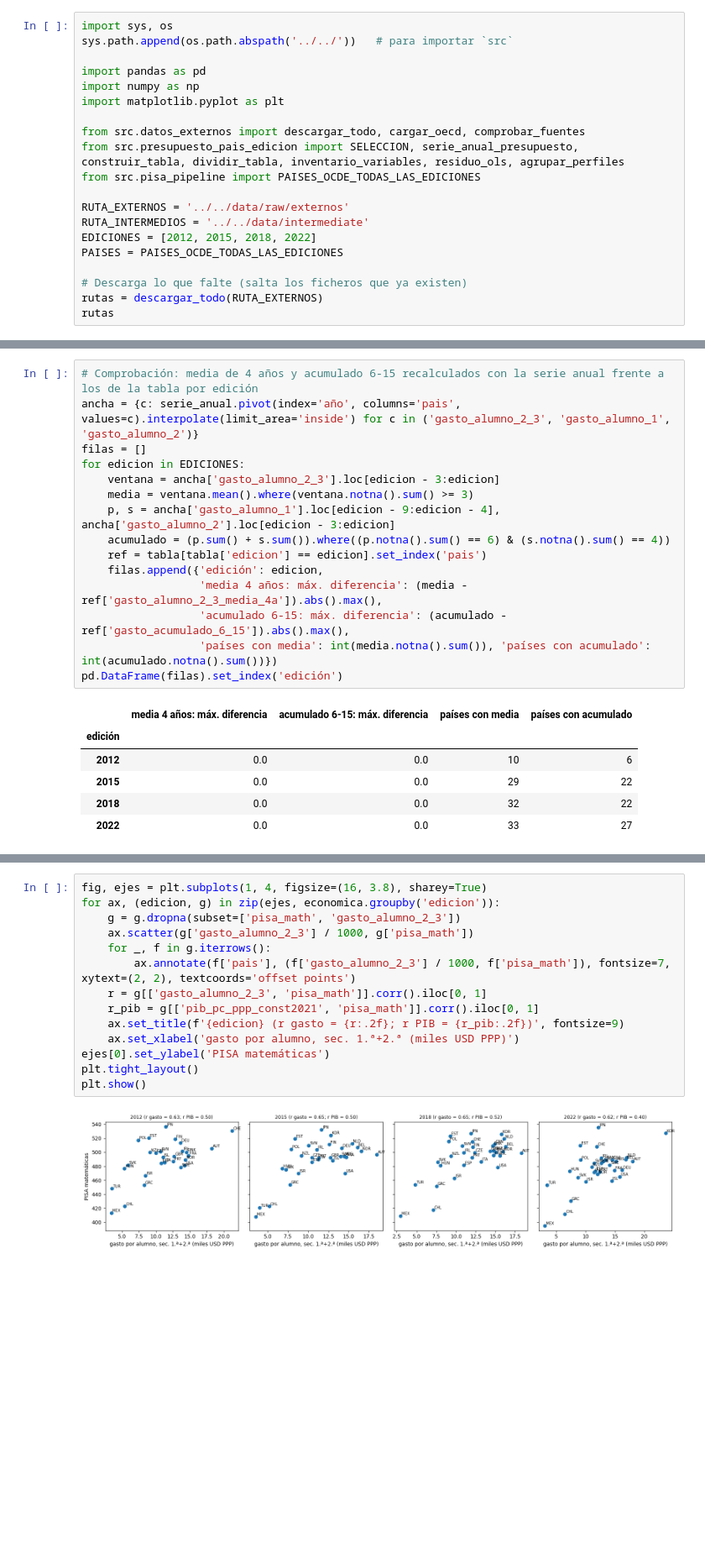
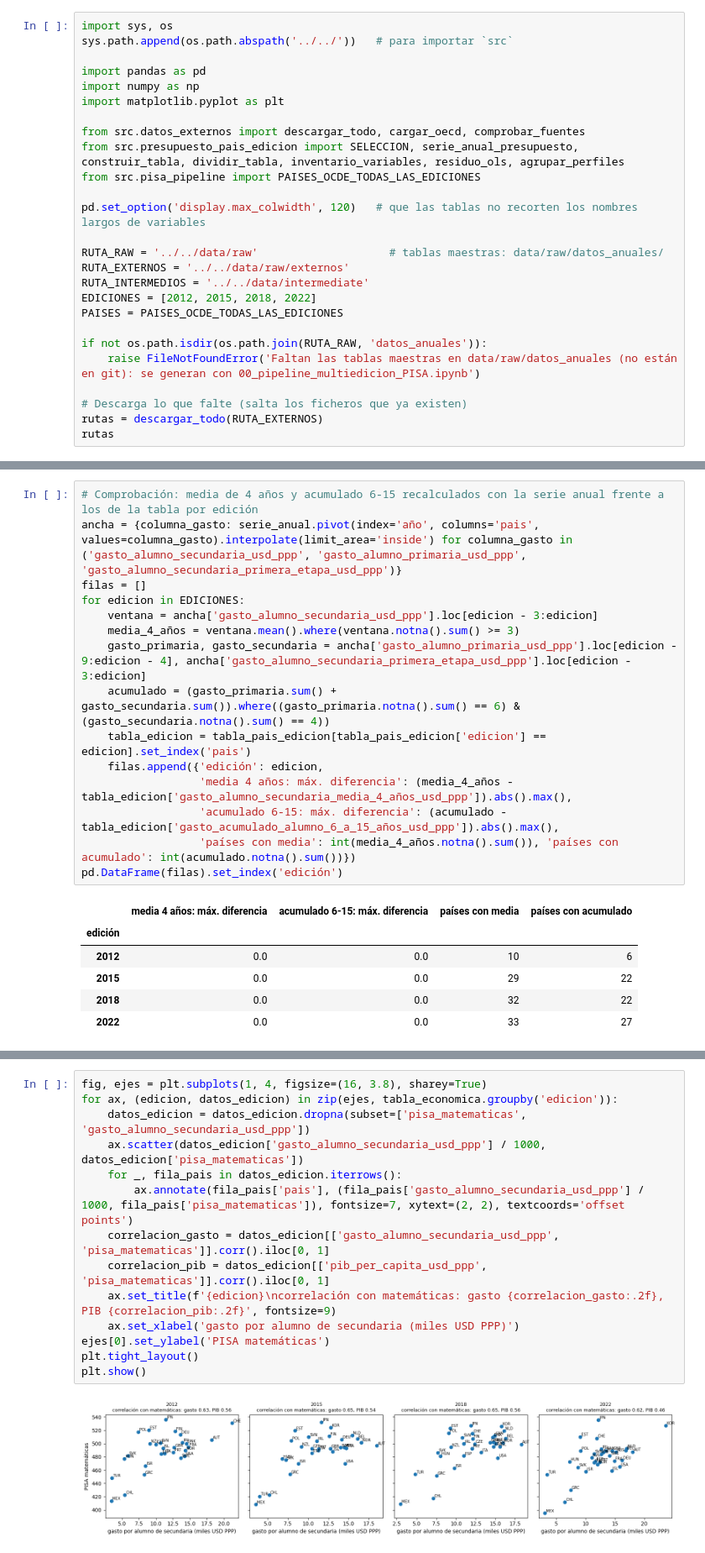
Before and after one commit to musero55/tfm_data_science, a Jupyter notebook: notebooks/fase_1_data_ingestion_eda/01_EDA_presupuestos.ipynb, the cells around one changed output, grey strips where cells are left out. Shown at 84% size. Cells and saved outputs as stored; diff of their text form; blank space fills up the shorter version.

```diff
--- a/notebooks/fase_1_data_ingestion_eda/01_EDA_presupuestos.ipynb
+++ b/notebooks/fase_1_data_ingestion_eda/01_EDA_presupuestos.ipynb
@@ -62,11 +57,17 @@ from src.datos_externos import descargar_todo, cargar_oecd, comprobar_fuentes
 from src.presupuesto_pais_edicion import SELECCION, serie_anual_presupuesto, construir_tabla, dividir_tabla, inventario_variables, residuo_ols, agrupar_perfiles
 from src.pisa_pipeline import PAISES_OCDE_TODAS_LAS_EDICIONES
 
+pd.set_option('display.max_colwidth', 120)   # que las tablas no recorten los nombres largos de variables
+
+RUTA_RAW = '../../data/raw'                    # tablas maestras: data/raw/datos_anuales/
 RUTA_EXTERNOS = '../../data/raw/externos'
 RUTA_INTERMEDIOS = '../../data/intermediate'
 EDICIONES = [2012, 2015, 2018, 2022]
 PAISES = PAISES_OCDE_TODAS_LAS_EDICIONES
 
+if not os.path.isdir(os.path.join(RUTA_RAW, 'datos_anuales')):
+    raise FileNotFoundError('Faltan las tablas maestras en data/raw/datos_anuales (no están en git): se generan con 00_pipeline_multiedicion_PISA.ipynb')
+
 # Descarga lo que falte (salta los ficheros que ya existen)
 rutas = descargar_todo(RUTA_EXTERNOS)
 rutas
@@ -631,17 +508,17 @@ serie anual: 825 filas x 9 columnas -> ../../data/intermediate\presupuesto_serie
 # %%
 # Comprobación: media de 4 años y acumulado 6-15 recalculados con la serie anual frente a los de la tabla por edición
-ancha = {c: serie_anual.pivot(index='año', columns='pais', values=c).interpolate(limit_area='inside') for c in ('gasto_alumno_2_3', 'gasto_alumno_1', 'gasto_alumno_2')}
+ancha = {columna_gasto: serie_anual.pivot(index='año', columns='pais', values=columna_gasto).interpolate(limit_area='inside') for columna_gasto in ('gasto_alumno_secundaria_usd_ppp', 'gasto_alumno_primaria_usd_ppp', 'gasto_alumno_secundaria_primera_etapa_usd_ppp')}
 filas = []
 for edicion in EDICIONES:
-    ventana = ancha['gasto_alumno_2_3'].loc[edicion - 3:edicion]
-    media = ventana.mean().where(ventana.notna().sum() >= 3)
-    p, s = ancha['gasto_alumno_1'].loc[edicion - 9:edicion - 4], ancha['gasto_alumno_2'].loc[edicion - 3:edicion]
-    acumulado = (p.sum() + s.sum()).where((p.notna().sum() == 6) & (s.notna().sum() == 4))
-    ref = tabla[tabla['edicion'] == edicion].set_index('pais')
+    ventana = ancha['gasto_alumno_secundaria_usd_ppp'].loc[edicion - 3:edicion]
+    media_4_años = ventana.mean().where(ventana.notna().sum() >= 3)
+    gasto_primaria, gasto_secundaria = ancha['gasto_alumno_primaria_usd_ppp'].loc[edicion - 9:edicion - 4], ancha['gasto_alumno_secundaria_primera_etapa_usd_ppp'].loc[edicion - 3:edicion]
+    acumulado = (gasto_primaria.sum() + gasto_secundaria.sum()).where((gasto_primaria.notna().sum() == 6) & (gasto_secundaria.notna().sum() == 4))
+    tabla_edicion = tabla_pais_edicion[tabla_pais_edicion['edicion'] == edicion].set_index('pais')
     filas.append({'edición': edicion,
-                  'media 4 años: máx. diferencia': (media - ref['gasto_alumno_2_3_media_4a']).abs().max(),
-                  'acumulado 6-15: máx. diferencia': (acumulado - ref['gasto_acumulado_6_15']).abs().max(),
-                  'países con media': int(media.notna().sum()), 'países con acumulado': int(acumulado.notna().sum())})
+                  'media 4 años: máx. diferencia': (media_4_años - tabla_edicion['gasto_alumno_secundaria_media_4_años_usd_ppp']).abs().max(),
+                  'acumulado 6-15: máx. diferencia': (acumulado - tabla_edicion['gasto_acumulado_alumno_6_a_15_años_usd_ppp']).abs().max(),
+                  'países con media': int(media_4_años.notna().sum()), 'países con acumulado': int(acumulado.notna().sum())})
 pd.DataFrame(filas).set_index('edición')
 # %% [output]
 |  | media 4 años: máx. diferencia | acumulado 6-15: máx. diferencia | países con media | países con acumulado |
@@ -656,20 +540,20 @@ pd.DataFrame(filas).set_index('edición')
 Solo exploratorio. La relación entre países está dominada por la renta (los países ricos gastan más y rinden más), así que **no es un efecto causal del gasto**.
 # %%
 fig, ejes = plt.subplots(1, 4, figsize=(16, 3.8), sharey=True)
-for ax, (edicion, g) in zip(ejes, economica.groupby('edicion')):
-    g = g.dropna(subset=['pisa_math', 'gasto_alumno_2_3'])
-    ax.scatter(g['gasto_alumno_2_3'] / 1000, g['pisa_math'])
-    for _, f in g.iterrows():
-        ax.annotate(f['pais'], (f['gasto_alumno_2_3'] / 1000, f['pisa_math']), fontsize=7, xytext=(2, 2), textcoords='offset points')
-    r = g[['gasto_alumno_2_3', 'pisa_math']].corr().iloc[0, 1]
-    r_pib = g[['pib_pc_ppp_const2021', 'pisa_math']].corr().iloc[0, 1]
-    ax.set_title(f'{edicion} (r gasto = {r:.2f}; r PIB = {r_pib:.2f})', fontsize=9)
-    ax.set_xlabel('gasto por alumno, sec. 1.ª+2.ª (miles USD PPP)')
+for ax, (edicion, datos_edicion) in zip(ejes, tabla_economica.groupby('edicion')):
+    datos_edicion = datos_edicion.dropna(subset=['pisa_matematicas', 'gasto_alumno_secundaria_usd_ppp'])
+    ax.scatter(datos_edicion['gasto_alumno_secundaria_usd_ppp'] / 1000, datos_edicion['pisa_matematicas'])
+    for _, fila_pais in datos_edicion.iterrows():
+        ax.annotate(fila_pais['pais'], (fila_pais['gasto_alumno_secundaria_usd_ppp'] / 1000, fila_pais['pisa_matematicas']), fontsize=7, xytext=(2, 2), textcoords='offset points')
+    correlacion_gasto = datos_edicion[['gasto_alumno_secundaria_usd_ppp', 'pisa_matematicas']].corr().iloc[0, 1]
+    correlacion_pib = datos_edicion[['pib_per_capita_usd_ppp', 'pisa_matematicas']].corr().iloc[0, 1]
+    ax.set_title(f'{edicion}\ncorrelación con matemáticas: gasto {correlacion_gasto:.2f}, PIB {correlacion_pib:.2f}', fontsize=9)
+    ax.set_xlabel('gasto por alumno de secundaria (miles USD PPP)')
 ejes[0].set_ylabel('PISA matemáticas')
 plt.tight_layout()
 plt.show()
 # %% [output]
-[figure, old version]
+[figure, new version]
 # %% [markdown]
 ## 3. El problema: pocos países y poco cambio entre ediciones
 
```
Also changed, not shown: parts of 72 cells of this notebook, 11 other files.
